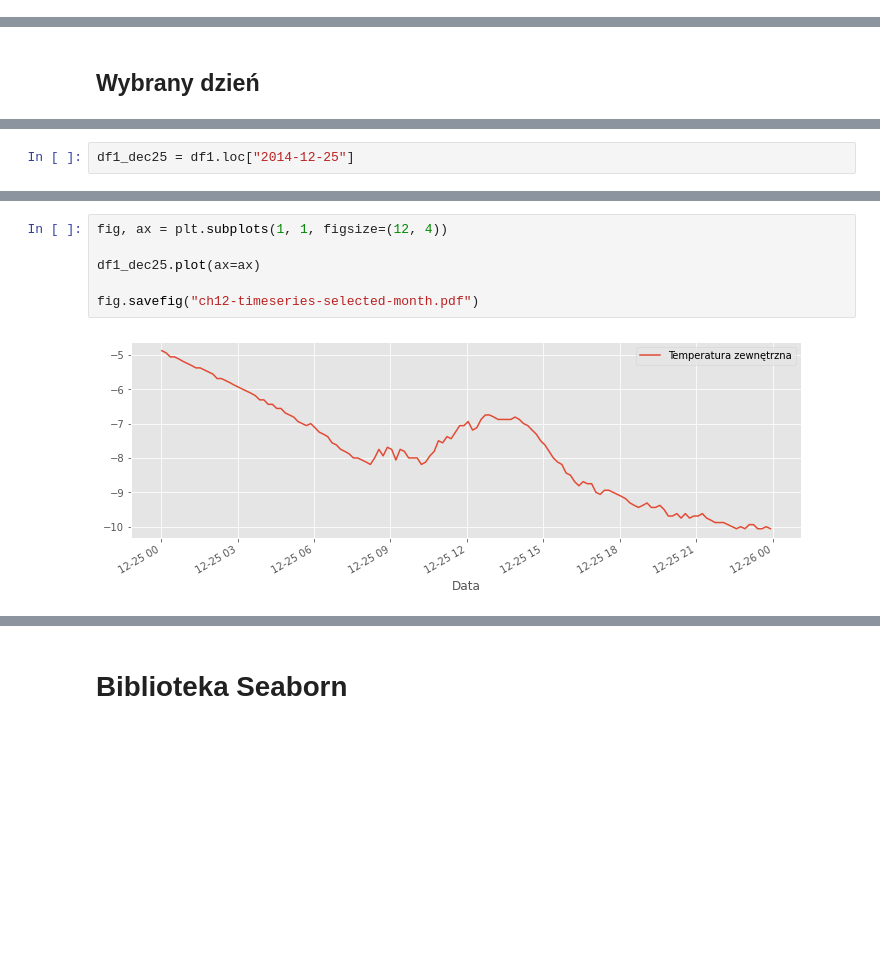
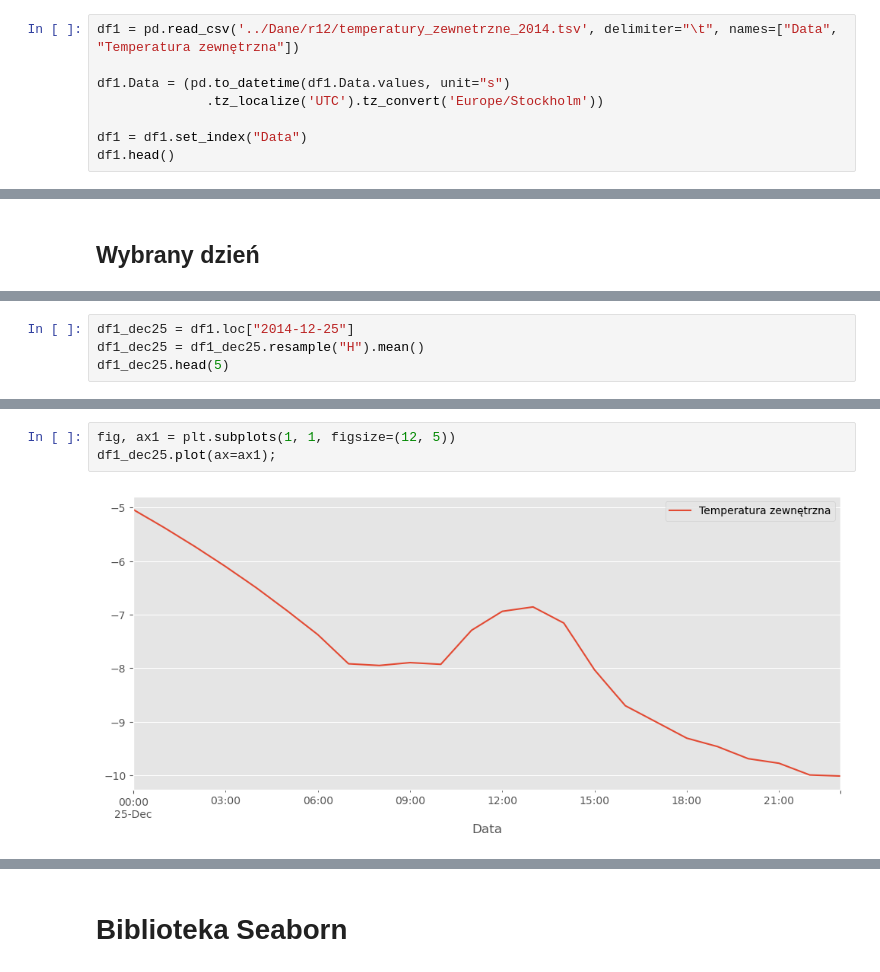
Before and after one commit to antonimarczuk123/Numerical-Python, a Jupyter notebook: Numerical-Python/src-jupyter/r12-Pandas.ipynb, the cells around one changed output, grey strips where cells are left out. Saved outputs shown, nothing was run; the diff lists cells and outputs as text; blank space fills up the shorter version.

```diff
--- a/Numerical-Python/src-jupyter/r12-Pandas.ipynb
+++ b/Numerical-Python/src-jupyter/r12-Pandas.ipynb
@@ -777,0 +435,8 @@ pd.concat([df1.resample("5min").mean().rename(columns={"Temperatura zewnętrzna"
+# %%
+df1 = pd.read_csv('../Dane/r12/temperatury_zewnetrzne_2014.tsv', delimiter="\t", names=["Data", "Temperatura zewnętrzna"])
+
+df1.Data = (pd.to_datetime(df1.Data.values, unit="s")
+              .tz_localize('UTC').tz_convert('Europe/Stockholm'))
+
+df1 = df1.set_index("Data")
+df1.head()
@@ -782,2 +600,4 @@ df1_dec25 = df1[(df1.index < "2014-9-1") & (df1.index >= "2014-8-1")].resample("
 # %%
 df1_dec25 = df1.loc["2014-12-25"]
+df1_dec25 = df1_dec25.resample("H").mean()
+df1_dec25.head(5)
@@ -811,8 +636,5 @@ df1_dec25.describe().T
 # %%
-fig, ax = plt.subplots(1, 1, figsize=(12, 4))
-
-df1_dec25.plot(ax=ax)
-
-fig.savefig("ch12-timeseries-selected-month.pdf")
+fig, ax1 = plt.subplots(1, 1, figsize=(12, 5))
+df1_dec25.plot(ax=ax1);
 # %% [output]
-[figure, old version]
+[figure, new version]
```
Also changed, not shown: parts of 140 cells of this notebook, 1 other file.
